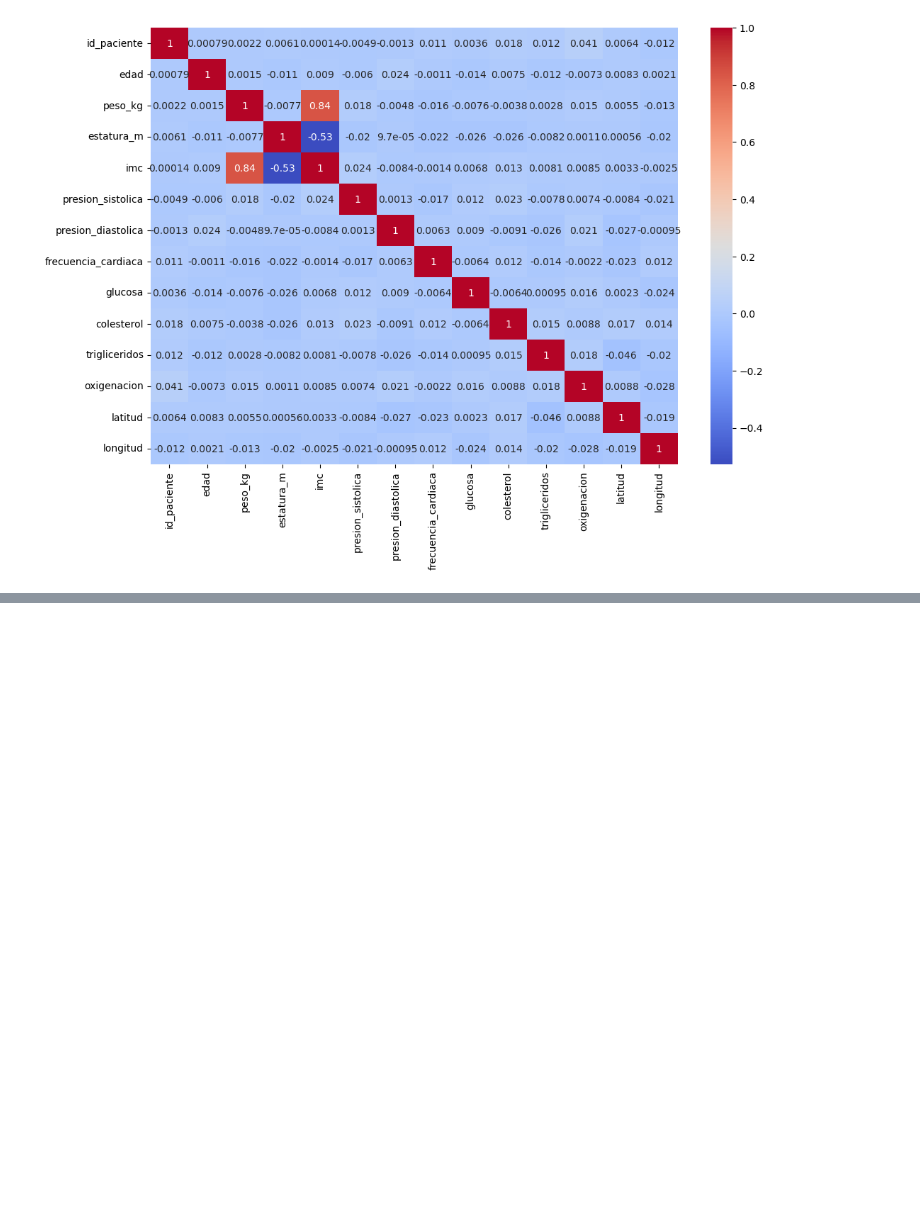
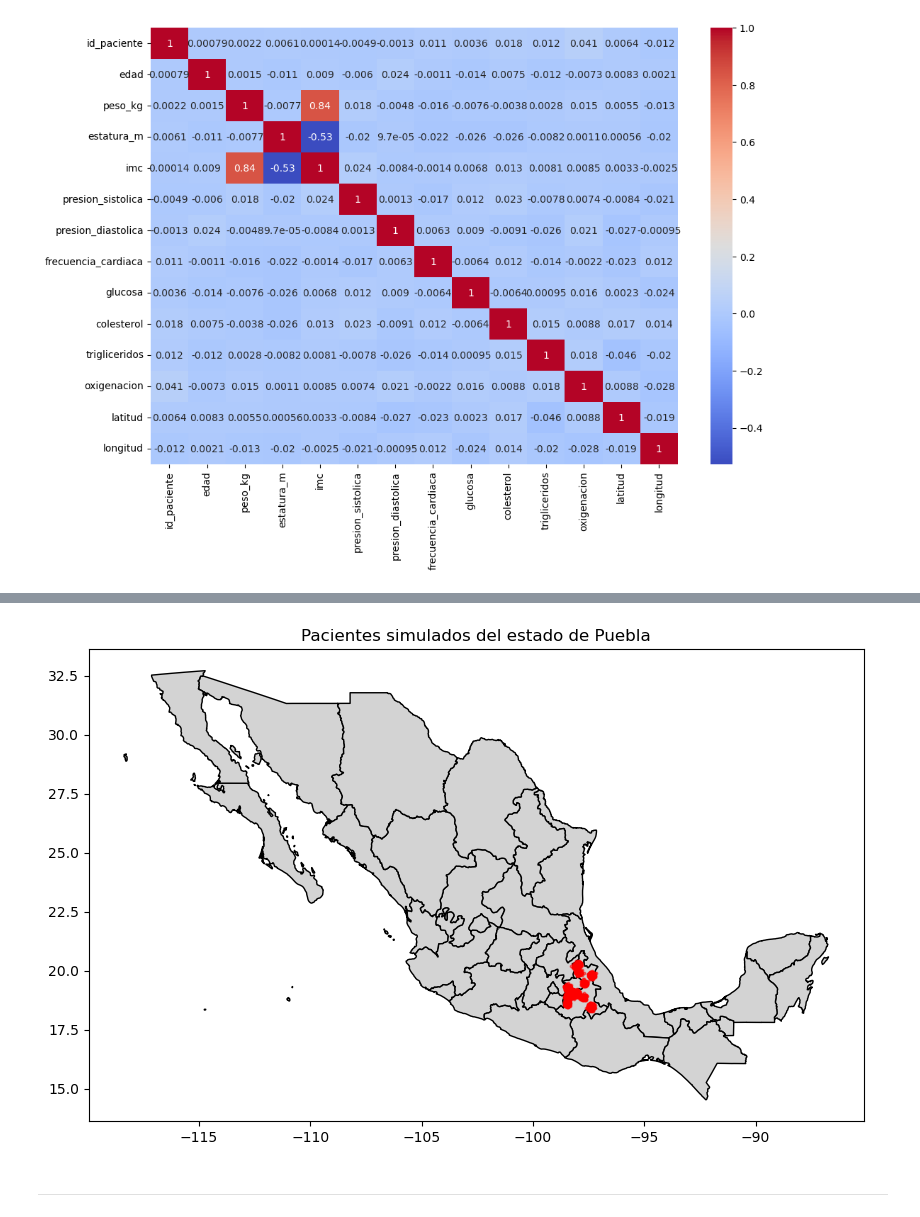
Before and after one commit to DevFntxy/ECBD_9A_IDGS_PRACTICAS_230892, a Jupyter notebook: Practica05/Practica05.ipynb, the cells around one changed output, grey strips where cells are left out. Saved outputs shown, nothing was run; the diff lists cells and outputs as text; code cells hidden in the pictures; blank space fills up the shorter version.

```diff
--- a/Practica05/Practica05.ipynb
+++ b/Practica05/Practica05.ipynb
@@ -256,0 +311,46 @@ plt.show()
+# %%
+import geopandas as gpd
+import pandas as pd
+import matplotlib.pyplot as plt
+
+# Leer dataset
+df = pd.read_csv("pacientes_puebla.csv")
+
+# Crear puntos geográficos
+gdf = gpd.GeoDataFrame(
+    df,
+    geometry=gpd.points_from_xy(
+        df.longitud,
+        df.latitud
+    ),
+    crs="EPSG:4326"
+)
+
+# Descargar mapa de México
+mexico = gpd.read_file(
+    "https://raw.githubusercontent.com/angelnmara/geojson/master/mexicoHigh.json"
+)
+
+# Dibujar
+fig, ax = plt.subplots(figsize=(10,10))
+
+mexico.plot(
+    ax=ax,
+    color="lightgray",
+    edgecolor="black"
+)
+
+gdf.plot(
+    ax=ax,
+    color="red",
+    markersize=3,
+    alpha=0.5
+)
+
+plt.title("Pacientes simulados del estado de Puebla")
+
+plt.show()
+# %% [output]
+[figure, added]
+# %% [markdown]
+---
```
Also changed, not shown: parts of 28 cells of this notebook, 1 other file.
